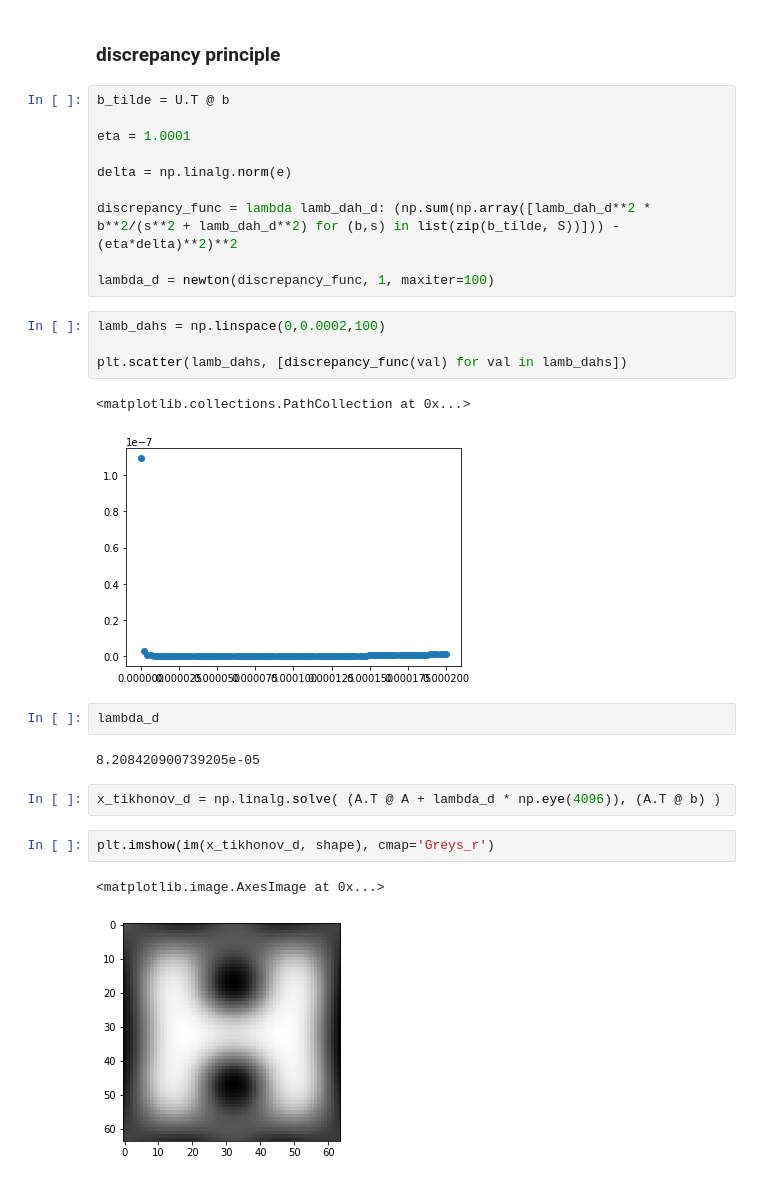
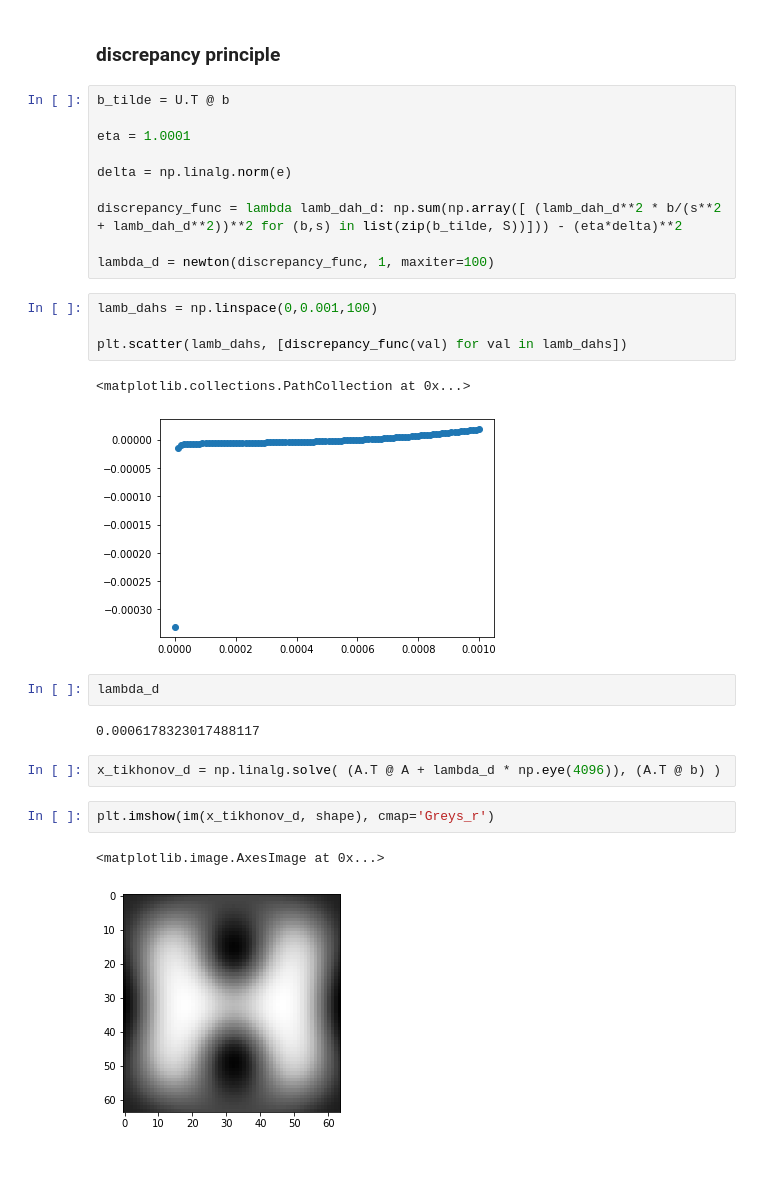
Before and after one commit to crsanderford/apm-598-inverse-problems, a Jupyter notebook: notebooks/inverse_problem_demo.ipynb, the cells around one changed output. Saved outputs shown, nothing was run; the diff lists cells and outputs as text.

Commit message:
fixed lhs of discrepancy function

```diff
--- a/notebooks/inverse_problem_demo.ipynb
+++ b/notebooks/inverse_problem_demo.ipynb
@@ -145,24 +145,24 @@ eta = 1.0001
 
 delta = np.linalg.norm(e)
 
-discrepancy_func = lambda lamb_dah_d: (np.sum(np.array([lamb_dah_d**2 * b**2/(s**2 + lamb_dah_d**2) for (b,s) in list(zip(b_tilde, S))])) - (eta*delta)**2)**2
+discrepancy_func = lambda lamb_dah_d: np.sum(np.array([ (lamb_dah_d**2 * b/(s**2 + lamb_dah_d**2))**2 for (b,s) in list(zip(b_tilde, S))])) - (eta*delta)**2
 
 lambda_d = newton(discrepancy_func, 1, maxiter=100)
 # %%
-lamb_dahs = np.linspace(0,0.0002,100)
+lamb_dahs = np.linspace(0,0.001,100)
 
 plt.scatter(lamb_dahs, [discrepancy_func(val) for val in lamb_dahs])
 # %% [output]
 <matplotlib.collections.PathCollection at 0x...>
-[figure, old version]
+[figure, new version]
 # %%
 lambda_d
 # %% [output]
-8.208420900739205e-05
+0.0006178323017488117
 # %%
 x_tikhonov_d = np.linalg.solve( (A.T @ A + lambda_d * np.eye(4096)), (A.T @ b) )
 # %%
 plt.imshow(im(x_tikhonov_d, shape), cmap='Greys_r')
 # %% [output]
 <matplotlib.image.AxesImage at 0x...>
-[figure, old version]
+[figure, new version]
```
